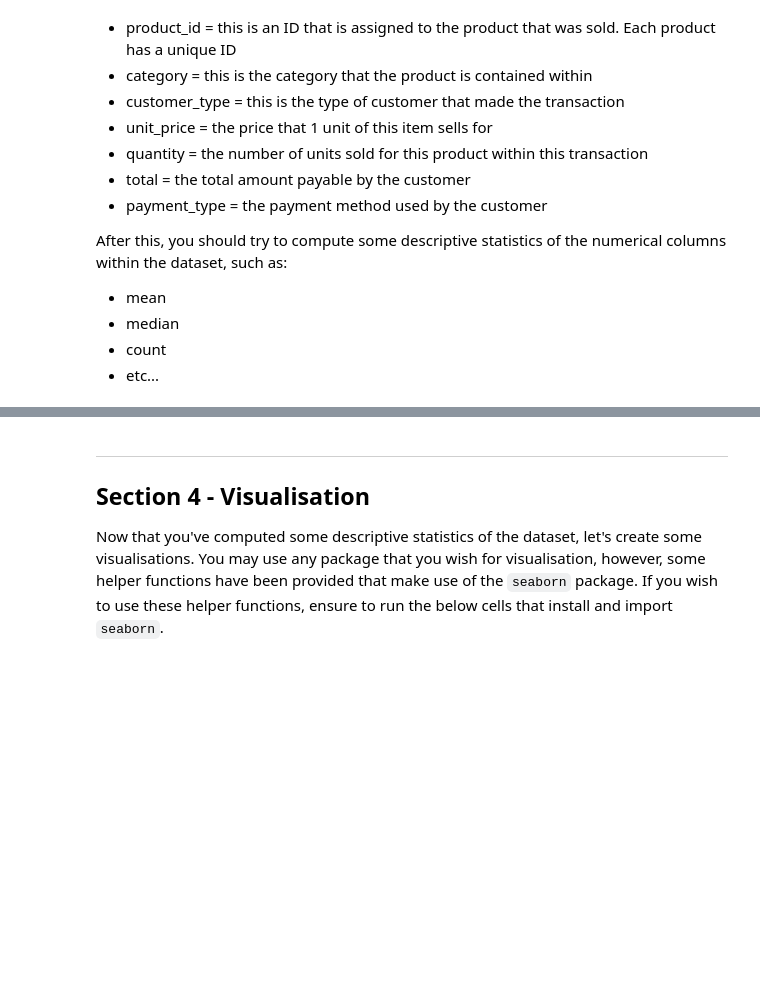
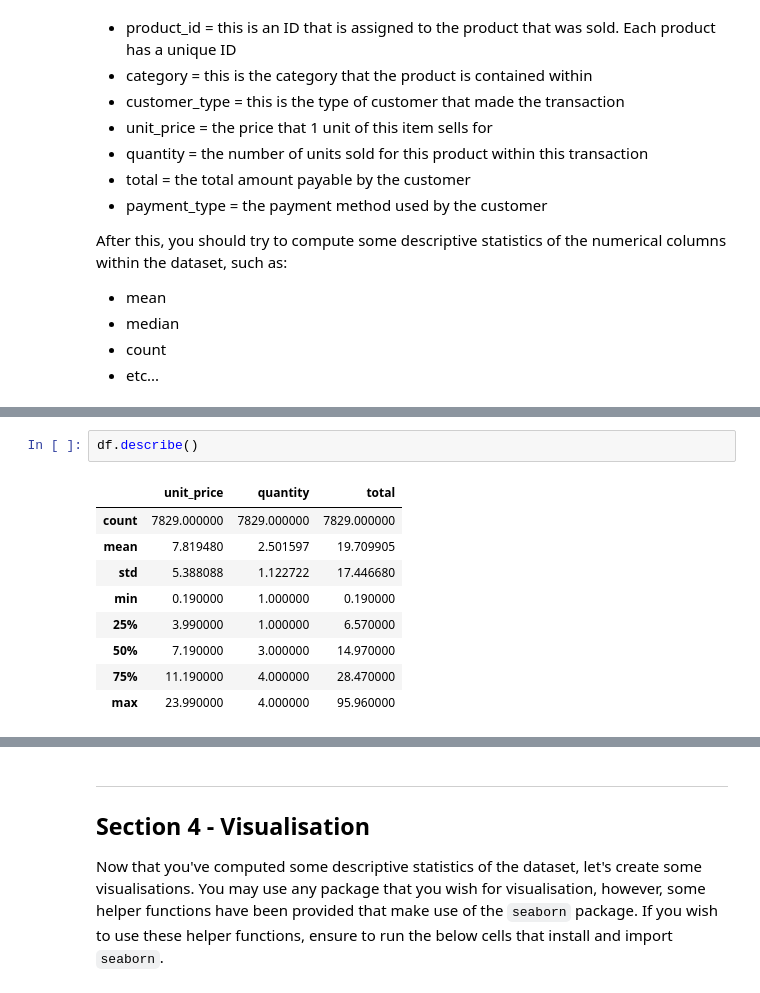
Before and after one commit to shawonsaha15/CourseWorks, a Jupyter notebook: Cognizant Artificial Intelligence/Cognizant_AI.ipynb, the cells around one changed output, grey strips where cells are left out. Drawn from its saved outputs; the diff is of its cells as text; blank space fills up the shorter version.

```diff
--- a/Cognizant Artificial Intelligence/Cognizant_AI.ipynb
+++ b/Cognizant Artificial Intelligence/Cognizant_AI.ipynb
@@ -100,0 +100,12 @@ Median Total:  14.97
+# %%
+df.describe()
+# %% [output]
+|  | unit_price | quantity | total |
+| count | 7829.000000 | 7829.000000 | 7829.000000 |
+| mean | 7.819480 | 2.501597 | 19.709905 |
+| std | 5.388088 | 1.122722 | 17.446680 |
+| min | 0.190000 | 1.000000 | 0.190000 |
+| 25% | 3.990000 | 1.000000 | 6.570000 |
+| 50% | 7.190000 | 3.000000 | 14.970000 |
+| 75% | 11.190000 | 4.000000 | 28.470000 |
+| max | 23.990000 | 4.000000 | 95.960000 |
```
Also changed, not shown: parts of 9 cells of this notebook.
